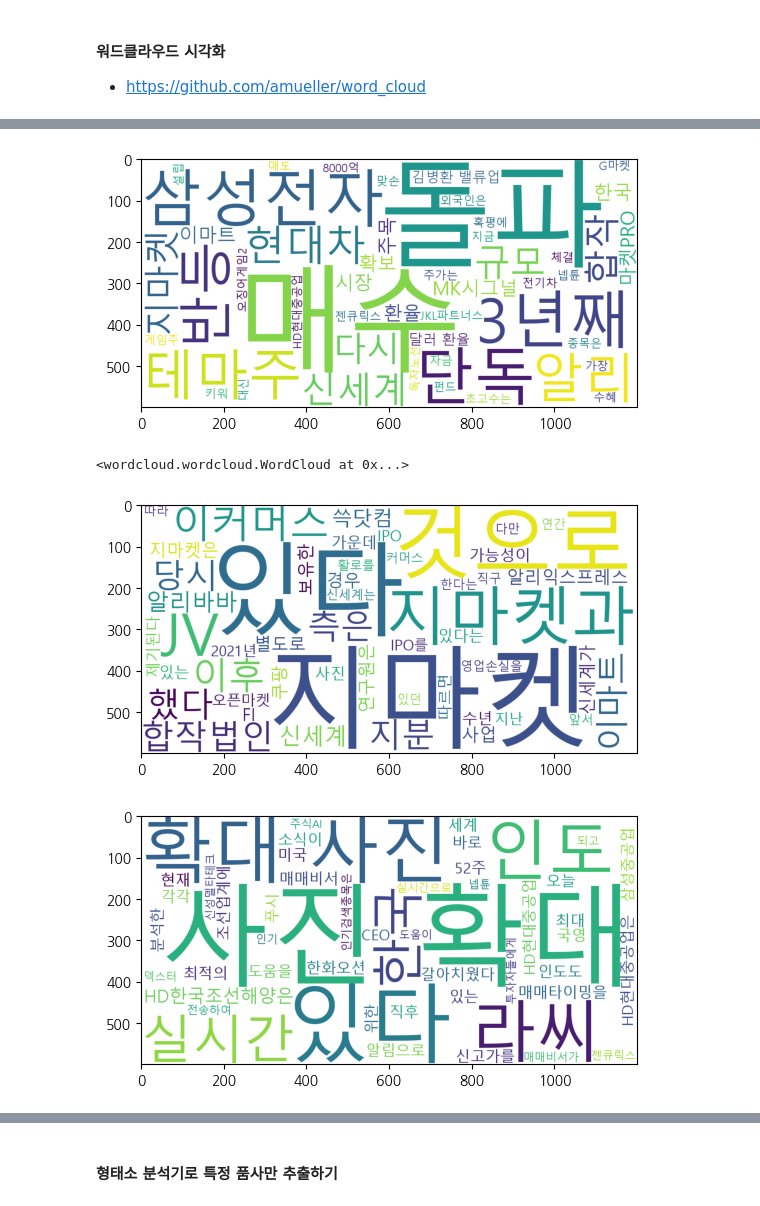
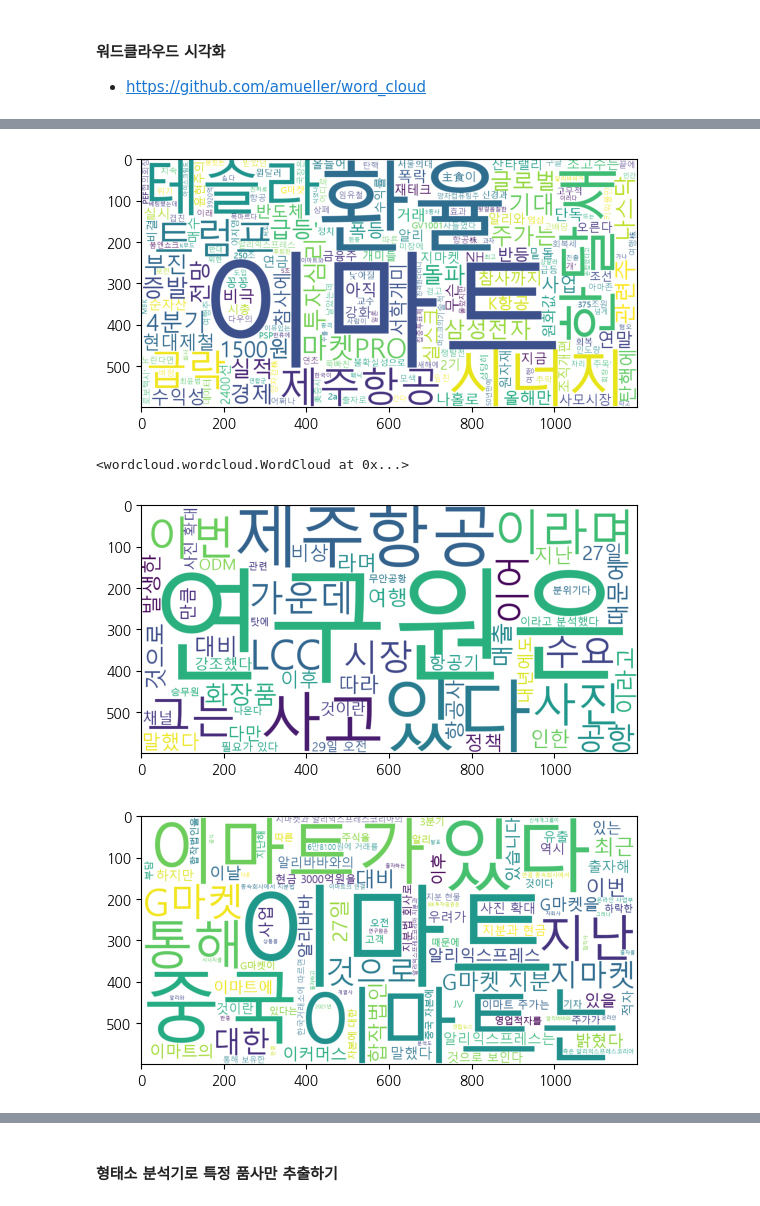
Before and after one commit to sang105kr/kdt_pythonstudy2, a Jupyter notebook: stock/증권뉴스_자연어처리_RSS.ipynb, the cells around one changed output, grey strips where cells are left out. Drawn from its saved outputs; the diff is of its cells as text; code cells hidden in the pictures.

```diff
--- a/stock/증권뉴스_자연어처리_RSS.ipynb
+++ b/stock/증권뉴스_자연어처리_RSS.ipynb
@@ -146,7 +161,7 @@ WordCloud?
 def display_word_cloud(str, max_words=30, width=1200, height=600) :
     font_path = r'C:\Windows\Fonts\malgun.ttf'
     stopwords = ['코스피','코스닥','종목','ETF','주식','주가','상승','하락','상장','투자','서학','동학','기업','시장'
-                 '시총','목표가','올해','내년','국내','해외','외국인','소식에','기대감']
+                 '시총','목표가','올해','내년','국내','해외','외국인','소식에','기대감','한국','증시']
     word_cloud = WordCloud(font_path=font_path,
                       width=width,
                       height=height,
@@ -160,20 +175,20 @@ def display_word_cloud(str, max_words=30, width=1200, height=600) :
     plt.show()
     return word_cloud
 # %%
-display_word_cloud(news_title,50)
+display_word_cloud(news_title,200)
 # %% [output]
-[figure, old version]
+[figure, new version]
 <wordcloud.wordcloud.WordCloud at 0x...>
 # %%
-tmp_str = ''.join(df[df['제목'].str.contains('지마켓')]['내용'])
+tmp_str = ''.join(df[df['제목'].str.contains('제주항공')]['내용'])
 tmp_word_cloud = display_word_cloud(tmp_str,50)
 # %% [output]
-[figure, old version]
+[figure, new version]
 # %%
 tmp_word_cloud.words_
 # %%
-tmp_str = ''.join(df[df['제목'].str.contains('HD현대중공업')]['내용'])
-tmp_word_cloud = display_word_cloud(tmp_str,50)
+tmp_str = ''.join(df[df['제목'].str.contains('이마트')]['내용'])
+tmp_word_cloud = display_word_cloud(tmp_str,100)
 # %% [output]
-[figure, old version]
+[figure, new version]
 # %%
```
Also changed, not shown: parts of 29 cells of this notebook, 7 other files.
